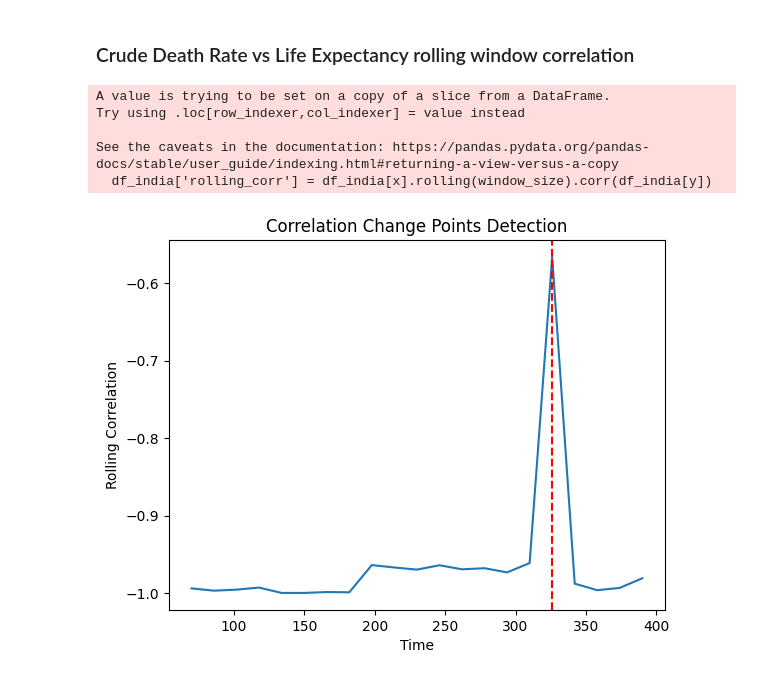
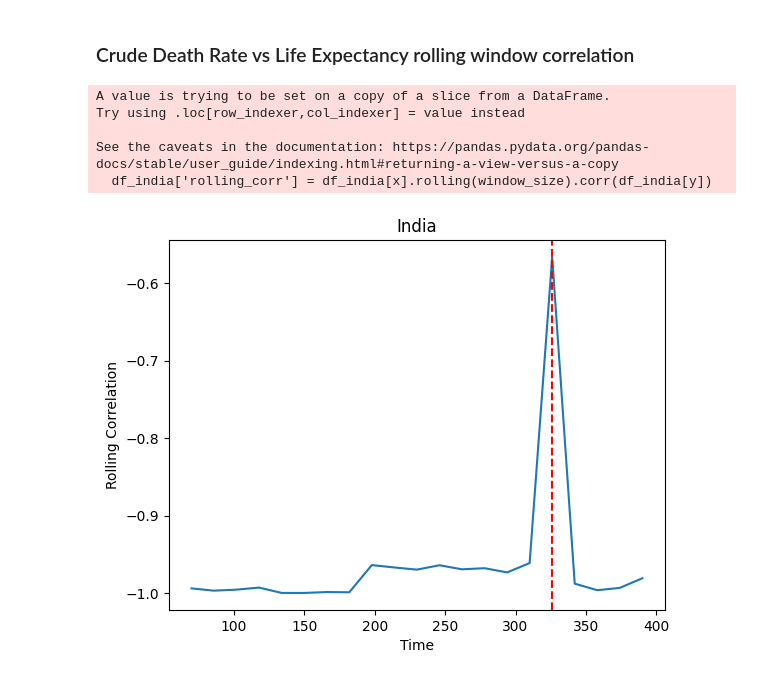
Before and after one commit to SebastianWikt/DS4002-P2, a Jupyter notebook: Scripts/Project_2_running_corr.ipynb, the cells around one changed output. Cells and saved outputs as stored; diff of their text form; code cells hidden in the pictures.

Commit message:
plots 1

```diff
--- a/Scripts/Project_2_running_corr.ipynb
+++ b/Scripts/Project_2_running_corr.ipynb
@@ -62,31 +62,31 @@ df.head(15)
 # %%
 from ruptures import Pelt
 
 df_india = df.loc[df['Name'] == 'India']
 
 x = 'Crude Death Rate'
 y = 'Life Expectancy at Birth, Both Sexes'
 
 window_size = 5  # Adjust to the minimum value with no errors
 df_india['rolling_corr'] = df_india[x].rolling(window_size).corr(df_india[y])
 
 model = Pelt(model="rbf").fit(df_india['rolling_corr'].dropna().values)
 change_points = model.predict(pen=10)  # Adjust penalty as needed
 
 plt.plot(df_india.index, df_india['rolling_corr'])
 for cp in change_points:
     plt.axvline(x=df_india.index[cp-1], color='red', linestyle='--')
-plt.title('Correlation Change Points Detection')
+plt.title('India')
 plt.xlabel('Time')
 plt.ylabel('Rolling Correlation')
 plt.show()
 # %% [output]
 A value is trying to be set on a copy of a slice from a DataFrame.
 Try using .loc[row_indexer,col_indexer] = value instead
 
 See the caveats in the documentation: https://pandas.pydata.org/pandas-docs/stable/user_guide/indexing.html#returning-a-view-versus-a-copy
   df_india['rolling_corr'] = df_india[x].rolling(window_size).corr(df_india[y])
-[figure, old version]
+[figure, new version]
 # %%
 df_china = df.loc[df['Name'] == 'China']
 
```
Also changed, not shown: parts of 4 cells of this notebook.
